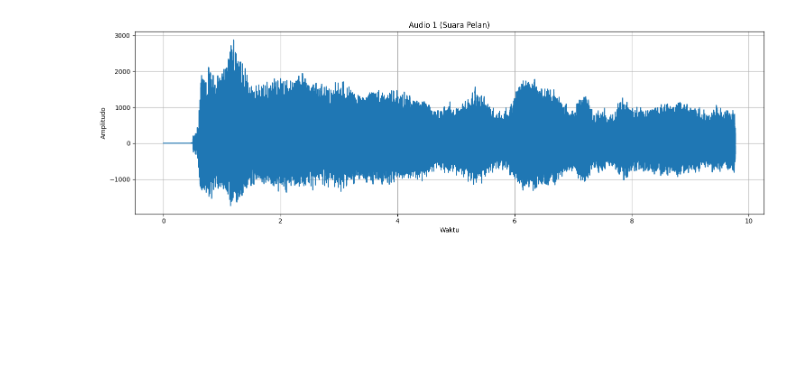
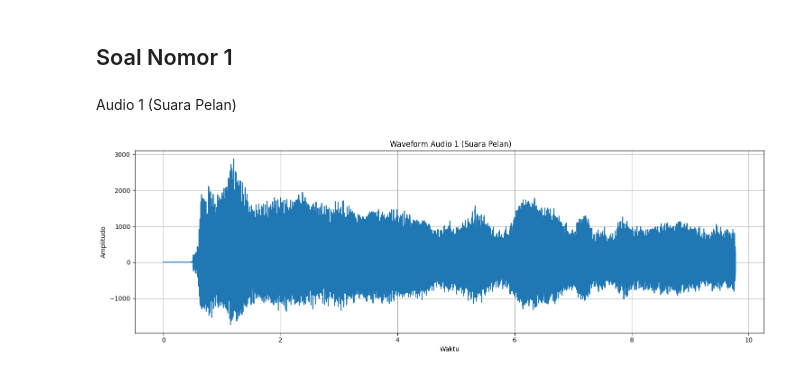
Before and after one commit to Bayuagw/IF4021, a Jupyter notebook: 121140097_Ho1.ipynb, the cells around one changed output. Drawn from its saved outputs; the diff is of its cells as text; code cells hidden in the pictures; blank space fills up the shorter version.

Commit message:
nomor 1 selesai

```diff
--- a/121140097_Ho1.ipynb
+++ b/121140097_Ho1.ipynb
@@ -1,3 +3,5 @@
+# %% [markdown]
+## Soal Nomor 1
 # %%
 import matplotlib.pyplot as plt
 import numpy as np
@@ -5,6 +9,8 @@ import os
 import wave
 import librosa
 import librosa.display
+# %% [markdown]
+Audio 1 (Suara Pelan)
 # %%
 file_path = os.path.join(os.getcwd(), 'audio', 'Audio1.wav')
 # %%
@@ -18,11 +23,12 @@ with wave.open(file_path, 'r') as wav_file:
 # %%
+time_axis = np.linspace(0, panjang_audio_detik, panjang_audio_sampel)
 plt.figure(figsize=(15, 5))
 plt.plot(time_axis, sound_data)
-plt.title("Audio 1 (Suara Pelan)")
+plt.title(" Waveform Audio 1 (Suara Pelan)")
 plt.xlabel("Waktu")
 plt.ylabel("Amplitudo")
 plt.grid(True)
 plt.tight_layout()
 plt.show()
 # %% [output]
-[figure, old version]
+[figure, new version]
```
Also changed, not shown: parts of 14 cells of this notebook.
